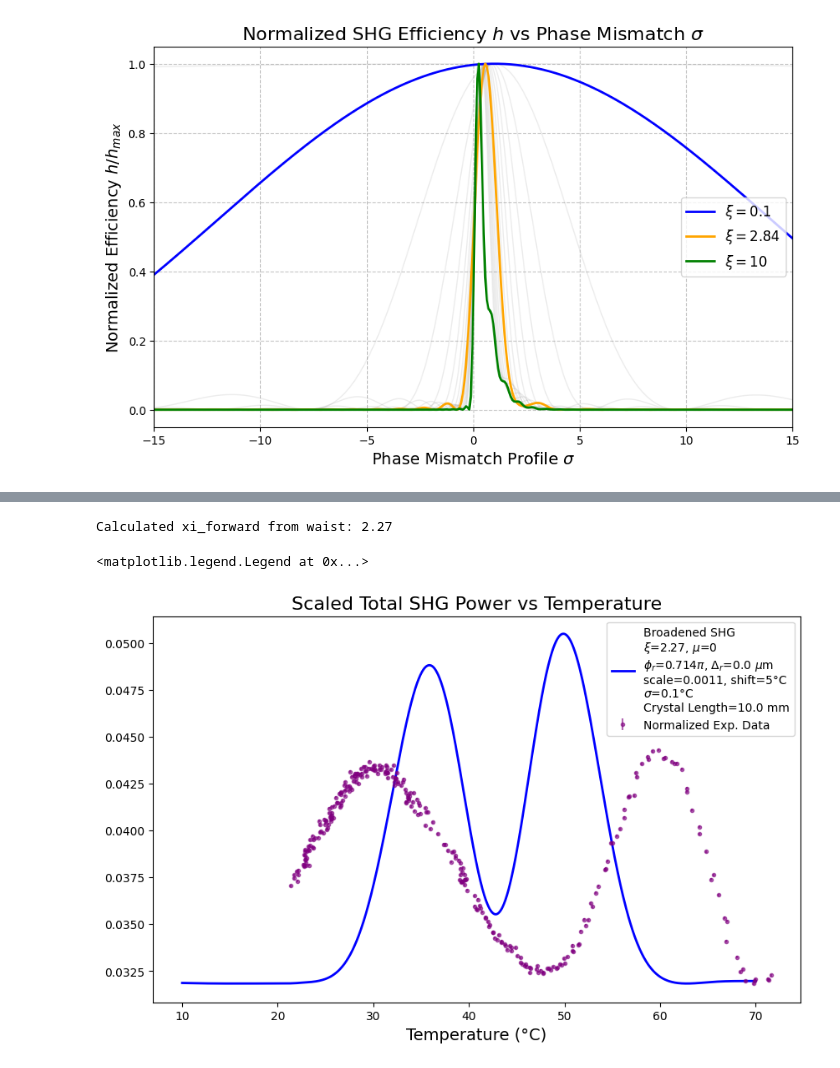
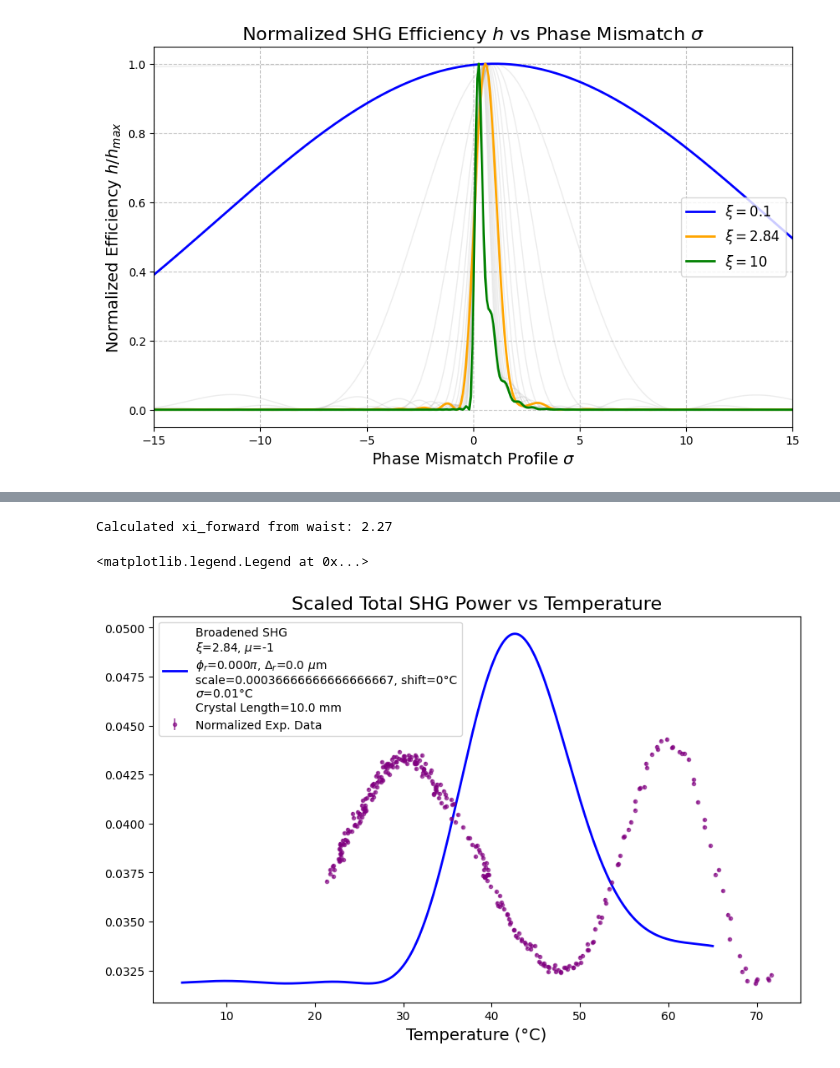
Before and after one commit to qpit/Eskild-Project-2026, a Jupyter notebook: main_document.ipynb, the cells around one changed output, grey strips where cells are left out. Drawn from its saved outputs; the diff is of its cells as text; code cells hidden in the pictures.

```diff
--- a/main_document.ipynb
+++ b/main_document.ipynb
@@ -524,12 +524,16 @@ Plotting the best 1 fits...
 from joblib import Parallel, delayed
 from tqdm import tqdm
 
-def compute_h_vals_chunk(sigmas_chunk, tau_array, xi_val):
+def compute_A_vals_chunk(sigmas_chunk, tau_array, xi_val):
     dtau = tau_array[1] - tau_array[0]
     phase = sigmas_chunk[:, None] * tau_array[None, :]
+
+    # complex integrand
     integrand = np.exp(1j * phase) / (1 + 1j * tau_array[None, :])
     integral = np.sum(integrand, axis=1) * dtau
-    return np.abs(integral)**2 / (4 * xi_val)
+
+    # return complex vals to keep phase information
+    return integral / np.sqrt(4 * xi_val)
 
 def calculate_h_spectra(T_array, QPM_array, L_cryst):
     # Widen the temperature window to [5, 65] to capture the broad sinc side lobes
@@ -552,7 +556,7 @@ def calculate_h_spectra(T_array, QPM_array, L_cryst):
         sigma_chunks = [sigmas[i:i+chunk_size] for i in range(0, len(sigmas), chunk_size)]
 
         results = Parallel(n_jobs=-1)(
-            delayed(compute_h_vals_chunk)(chk, tau, xi_val)
+            delayed(compute_A_vals_chunk)(chk, tau, xi_val)
             for chk in sigma_chunks
         )
         return np.concatenate(results)
@@ -1084,20 +1051,22 @@ def xi_from_waist(waist, wavelength):
 waist = 33e-6  # 33 microns
 xi_forward = xi_from_waist(waist, lamb_omega)
 print(f"Calculated xi_forward from waist: {xi_forward:.2f}")
-d_distance = 0.0
+# xi_forward = 2.84  # Using the ideal Boyd-Kleinman focusing parameter for maximum efficiency
+xi_forward=2.84
 R_mirror = 0.01
-phi_r = 20/28*np.pi
+phi_r = np.pi*13/8*0
 Delta_r = 0
-mus = 0
+mus = -1
 P_in = 71e-3
-scale = 0.0011
-temperature_broadening_sigma = 0.1
-temperature_shift = 5  # Enter your manual temperature offset here in °C
+scale = 0.0011*1/3
+temperature_broadening_sigma = 0.01
+temperature_shift = 0  # Enter your manual temperature offset here in °C
 L_use = L
 
 T_sub, total_efficiency, A_forward, A_backward, xi_backward, P_fin = calculate_scaled_A2omega(
-    sim_temp_C, QPM, L_use, xi_forward, n_omega, d_distance, R_mirror, phi_r, Delta_r, mus=mus, n_omega=n_omega, n_2omega=n_2omega, Pin=P_in, scale_factor=scale
+    sim_temp_C, QPM, L_use, xi_forward, R_mirror, phi_r, mus=mus, n_omega=n_omega, n_2omega=n_2omega, Pin=P_in, scale_factor=scale
 )
+
 
 # Apply Phenomological Gaussian Broadening
 # 1. Figure out the spacing between your temperature points
@@ -1112,50 +1081,50 @@ fig, ax = plt.subplots(figsize=(10, 6))
 # Plot nearby beam waists with distinct transparent colors
 import numpy as np
 
-alt_waists = np.array([
-    82.1, 47.8, 33.9,
-    31.4, 29.5, 29.4, 25.1, 24.0, 22.2
-])*1e-6
-alt_colors = np.array([
-    "blue",
-    "gray",
-    "gray",
-    "gray",
-    "purple",
-    "gray",
-    "gray",
-    "gray",
-    "yellow"
-])
+# alt_waists = np.array([
+#     82.1, 47.8, 33.9,
+#     31.4, 29.5, 29.4, 25.1, 24.0, 22.2
+# ])*1e-6
+# alt_colors = np.array([
+#     "blue",
+#     "gray",
+#     "gray",
+#     "gray",
+#     "purple",
+#     "gray",
+#     "gray",
+#     "gray",
+#     "yellow"
+# ])
 
 # for i, w in enumerate(alt_waists):
 #     xi_alt = xi_from_waist(w, lamb_omega)
 #     _, _, _, _, _, P_fin_alt = calculate_scaled_A2omega(
 #         sim_temp_C, QPM, L_use, xi_alt, n_omega, d_distance, R_mirror, phi_r, Delta_r, mus=mus, n_omega=n_omega, n_2omega=n_2omega, Pin=P_in, scale_factor=scale
 #     )
 #     P_fin_broadened_alt = gaussian_filter1d(P_fin_alt, sigma=sigma_points)
 #     ax.plot(T_sub + temperature_shift, P_fin_broadened_alt * 1e6 + power_uW.min(), color=alt_colors[i], alpha=0.5, lw=1.5, label=f'waist = {w*1e6:.1f} $\\mu$m')
 
 param_label = (
     f'Broadened SHG\n'
     f'$\\xi$={xi_forward:.2f}, $\\mu$={mus}\n'
     f'$\\phi_r$={(phi_r/np.pi):.3f}$\\pi$, $\\Delta_r$={Delta_r*1e6:.1f} $\\mu$m\n'
     f'scale={scale}, shift={temperature_shift}°C\n'
     f'$\\sigma$={temperature_broadening_sigma}°C\n'
     f'Crystal Length={L_use*1e3:.1f} mm'
 )
 
 # Plot the main broadened signal
 ax.plot(T_sub + temperature_shift, P_fin_broadened * 1e6 + power_uW.min(), label=param_label, color='blue', lw=2)
 
 ax.set_title('Scaled Total SHG Power vs Temperature', fontsize=16)
 ax.errorbar(temperature, power_uW, yerr=SEM_power_uW, fmt='o', markersize=3, label='Normalized Exp. Data', color='purple', alpha=0.6)
 ax.set_xlabel('Temperature (°C)', fontsize=14)
 ax.legend()
 # %% [output]
 Calculated xi_forward from waist: 2.27
 <matplotlib.legend.Legend at 0x...>
-[figure, old version]
+[figure, new version]
 # %%
 filepath = r"Overnight_data\Overnight_data_17-04-2026_11-59.csv"
 sensitivity_V_per_W = 0.57 * 2.38e5
```
Also changed, not shown: parts of 6 cells of this notebook.
